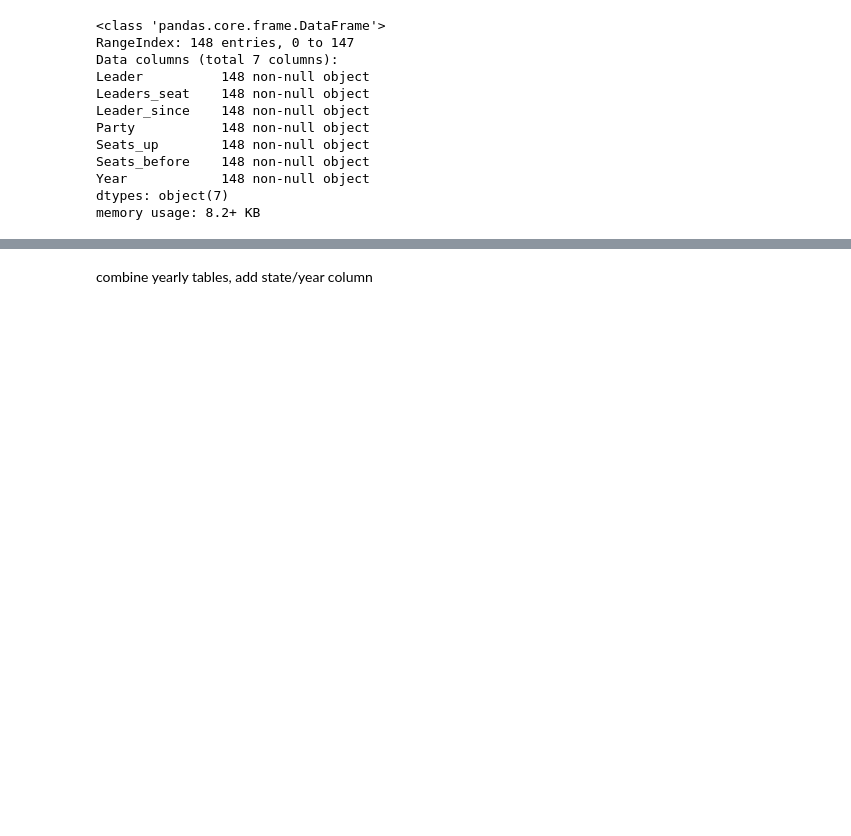
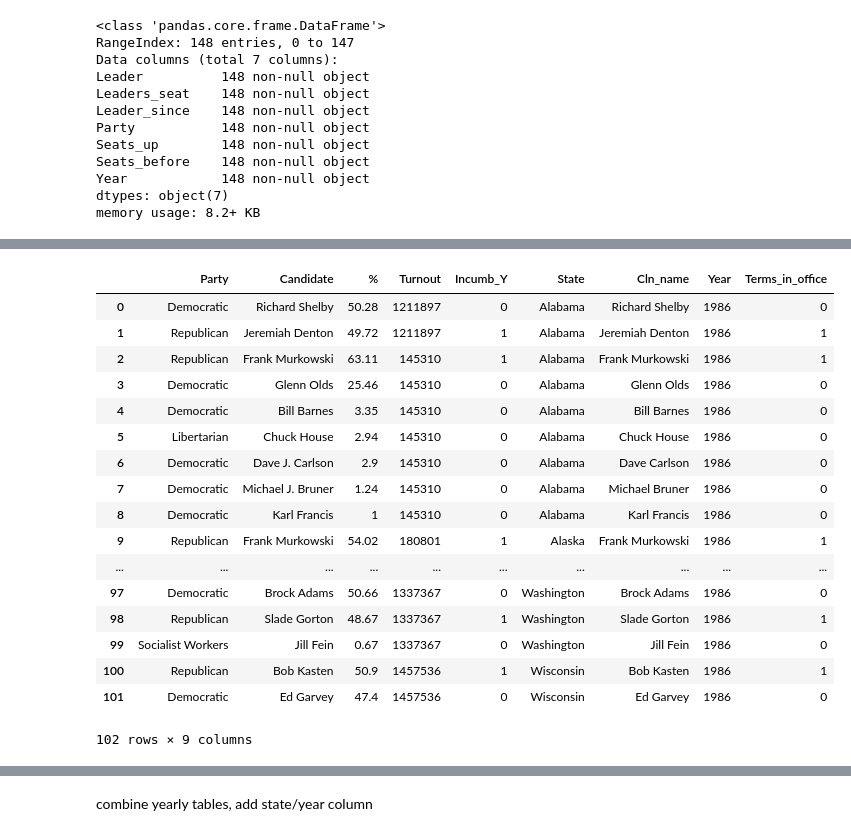
Before and after one commit to dfuller22/US_Senate_Election_Predictor, a Jupyter notebook: PlayG2.ipynb, the cells around one changed output, grey strips where cells are left out. Drawn from its saved outputs; the diff is of its cells as text; code cells hidden in the pictures; blank space fills up the shorter version.

```diff
--- a/PlayG2.ipynb
+++ b/PlayG2.ipynb
@@ -285,0 +251,3 @@ memory usage: 8.2+ KB
+# %%
+test = name_lookup_df[name_lookup_df['Year']=='1986'].copy()
+test
@@ -285,0 +321,46 @@ memory usage: 8.2+ KB
+# %%
+## REFORMATTING % AS A FLOAT
+for i, p in zip(test2.index, test2['%']):
+    if isinstance(p, str):
+        if '%' in p:
+            test2.at[i, '%'] = np.float(p[:-1])
+
+## REMOVING () & [] FROM THE NAMES
+test2 = dlf.regex_subber_bycol(test2, 'Candidate', [r'\(([^\)]+)\)', r'\[([^\)]+)\]'], multi_patt=True)
+
+## MAKING SURE THE NAMES MATCH
+
+# test2['Cln_name'] = test2['Candidate'].map(lambda x: regex.sub(r'([A-z]{1,2}\.)\s?', '', x).strip())
+# test['Cln_name'] = test['Incumbent'].map(lambda x: regex.sub(r'([A-z]{1,2}\.)\s?', '', x).strip())
+
+for n_idx, name in zip(test2.index, test2['Cln_name']):
+    for i_idx, incmb in zip(test.index, test['Cln_name']):
+        if incmb == name:
+            test2.at[n_idx, 'Terms_in_office'] = test['Terms_in_office'][i_idx]
+
+            if test2['Incumb_Y'][n_idx] != 1:
+                test2.at[n_idx, 'Incumb_Y'] = 1
+
+            if test2['Party'][n_idx] != test['Party'][i_idx]:
+                test2.at[n_idx, 'Party'] = test['Party'][i_idx]
+
+test2
+# %% [output]
+|  | Party | Candidate | % | Turnout | Incumb_Y | State | Cln_name | Year | Terms_in_office |
+| 0 | Democratic | Richard Shelby | 50.28 | 1211897 | 0 | Alabama | Richard Shelby | 1986 | 0 |
+| 1 | Republican | Jeremiah Denton | 49.72 | 1211897 | 1 | Alabama | Jeremiah Denton | 1986 | 1 |
+| 2 | Republican | Frank Murkowski | 63.11 | 145310 | 1 | Alabama | Frank Murkowski | 1986 | 1 |
+| 3 | Democratic | Glenn Olds | 25.46 | 145310 | 0 | Alabama | Glenn Olds | 1986 | 0 |
+| 4 | Democratic | Bill Barnes | 3.35 | 145310 | 0 | Alabama | Bill Barnes | 1986 | 0 |
+| 5 | Libertarian | Chuck House | 2.94 | 145310 | 0 | Alabama | Chuck House | 1986 | 0 |
+| 6 | Democratic | Dave J. Carlson | 2.9 | 145310 | 0 | Alabama | Dave Carlson | 1986 | 0 |
+| 7 | Democratic | Michael J. Bruner | 1.24 | 145310 | 0 | Alabama | Michael Bruner | 1986 | 0 |
+| 8 | Democratic | Karl Francis | 1 | 145310 | 0 | Alabama | Karl Francis | 1986 | 0 |
+| 9 | Republican | Frank Murkowski | 54.02 | 180801 | 1 | Alaska | Frank Murkowski | 1986 | 1 |
+| ... | ... | ... | ... | ... | ... | ... | ... | ... | ... |
+| 97 | Democratic | Brock Adams | 50.66 | 1337367 | 0 | Washington | Brock Adams | 1986 | 0 |
+| 98 | Republican | Slade Gorton | 48.67 | 1337367 | 1 | Washington | Slade Gorton | 1986 | 1 |
+| 99 | Socialist Workers | Jill Fein | 0.67 | 1337367 | 0 | Washington | Jill Fein | 1986 | 0 |
+| 100 | Republican | Bob Kasten | 50.9 | 1457536 | 1 | Wisconsin | Bob Kasten | 1986 | 1 |
+| 101 | Democratic | Ed Garvey | 47.4 | 1457536 | 0 | Wisconsin | Ed Garvey | 1986 | 0 |
+102 rows × 9 columns
```
Also changed, not shown: parts of 19 cells of this notebook, 5 other files.
